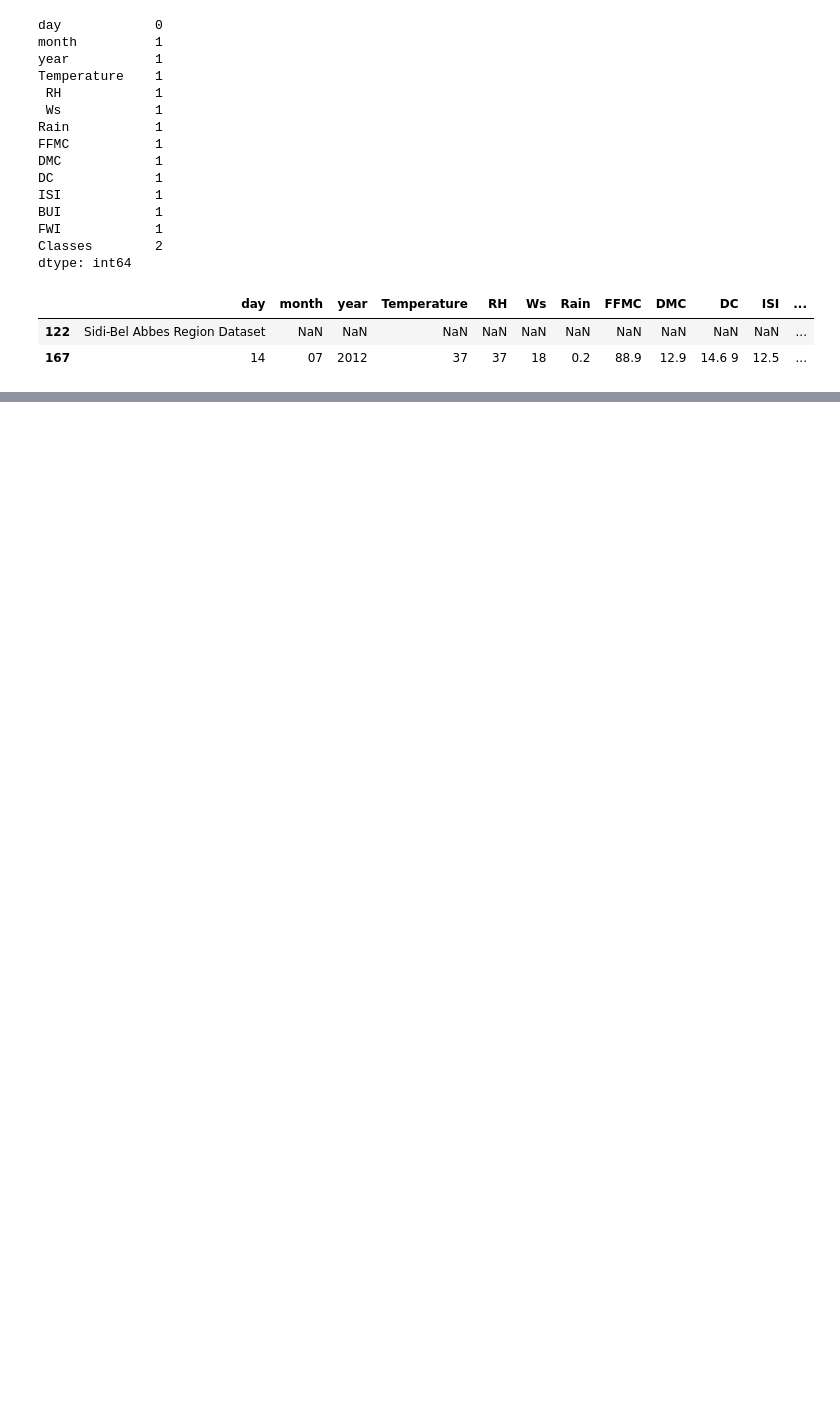
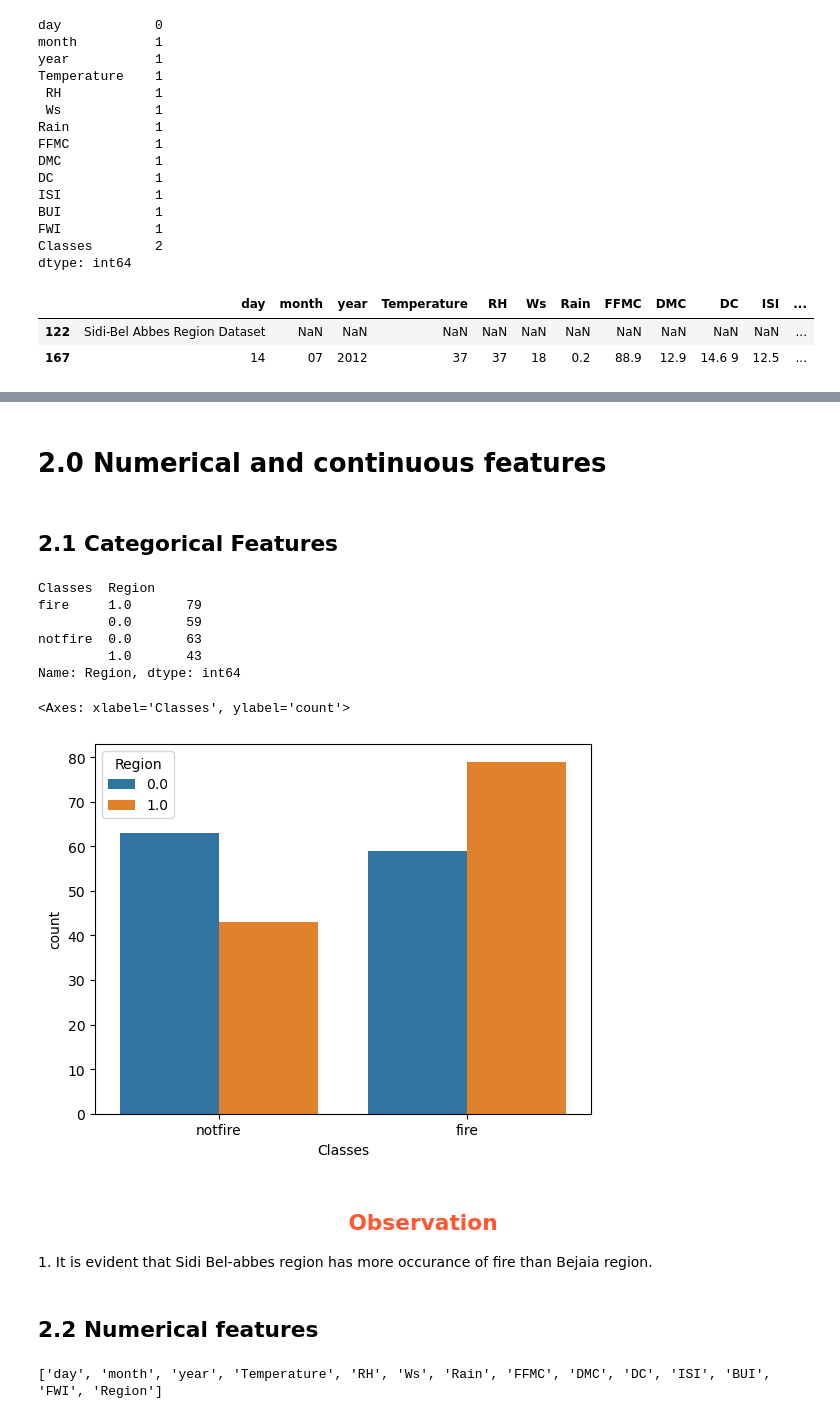
Before and after one commit to AbhisheDATA/Statistics_Practical, a Jupyter notebook: EDA-/EDA(Algerian forest fire).ipynb, the cells around one changed output, grey strips where cells are left out. Cells and saved outputs as stored; diff of their text form; code cells hidden in the pictures; blank space fills up the shorter version.

```diff
--- a/EDA-/EDA(Algerian forest fire).ipynb
+++ b/EDA-/EDA(Algerian forest fire).ipynb
@@ -77,0 +158,4 @@ rows_with_null
+# %%
+### somes values in colums also have space
+for feature in dataset.columns:
+ dataset[feature]= dataset[feature].str.replace(" ","")
@@ -77,0 +167,7 @@ rows_with_null
+# %%
+### replacing fire value witha float value
+dataset.loc[165,'FWI']=' 0.1'
+# %%
+### replacing nan value wit fire to make data equal to the info given in dataset
+dataset[dataset['Classes']== 'nan'].index
+dataset.loc[165,'Classes']='fire'
@@ -77,0 +176,6 @@ rows_with_null
+# %%
+datatype_convert={'day':'int64','month':'int64','year':'int64','Temperature':'int64','RH':'int64', 'Ws':'int64','Rain':'float64',
+ 'FFMC':'float64', 'DMC':'float64', 'DC':'float64', 'ISI':'float64', 'BUI':'float64', 'FWI':'float64',
+ 'Region':'float64'}
+dataset=dataset.astype(datatype_convert)
+dataset.dtypes
@@ -77,0 +254,33 @@ rows_with_null
+# %% [markdown]
+# 2.0 Numerical and continuous features
+# %% [markdown]
+## 2.1 Categorical Features
+# %%
+# categorical features
+categorical_features=[feature for feature in dataset.columns if dataset[feature].dtypes=="O"]
+#getting to know different categories in cateogrical features with its count.
+for feature in categorical_features:
+ print(dataset.groupby(feature)['Region'].value_counts())
+# %% [output]
+Classes  Region
+fire     1.0       79
+         0.0       59
+notfire  0.0       63
+         1.0       43
+Name: Region, dtype: int64
+# %%
+sns.countplot(data=dataset, x='Classes',hue='Region')
+# %% [output]
+<Axes: xlabel='Classes', ylabel='count'>
+[figure, added]
+# %% [markdown]
+<div align="center"><h2 style="color:#FF5733;">Observation</h2></div>
+1. It is evident that Sidi Bel-abbes region has more occurance of fire than Bejaia region.
+# %% [markdown]
+## 2.2 Numerical features
+# %%
+### Getting list of numerical features
+numerical_features=[feature for feature in dataset.columns if dataset[feature].dtypes!='O']
+print(numerical_features)
+# %% [output]
+['day', 'month', 'year', 'Temperature', 'RH', 'Ws', 'Rain', 'FFMC', 'DMC', 'DC', 'ISI', 'BUI', 'FWI', 'Region']
```
Also changed, not shown: parts of 49 cells of this notebook.
